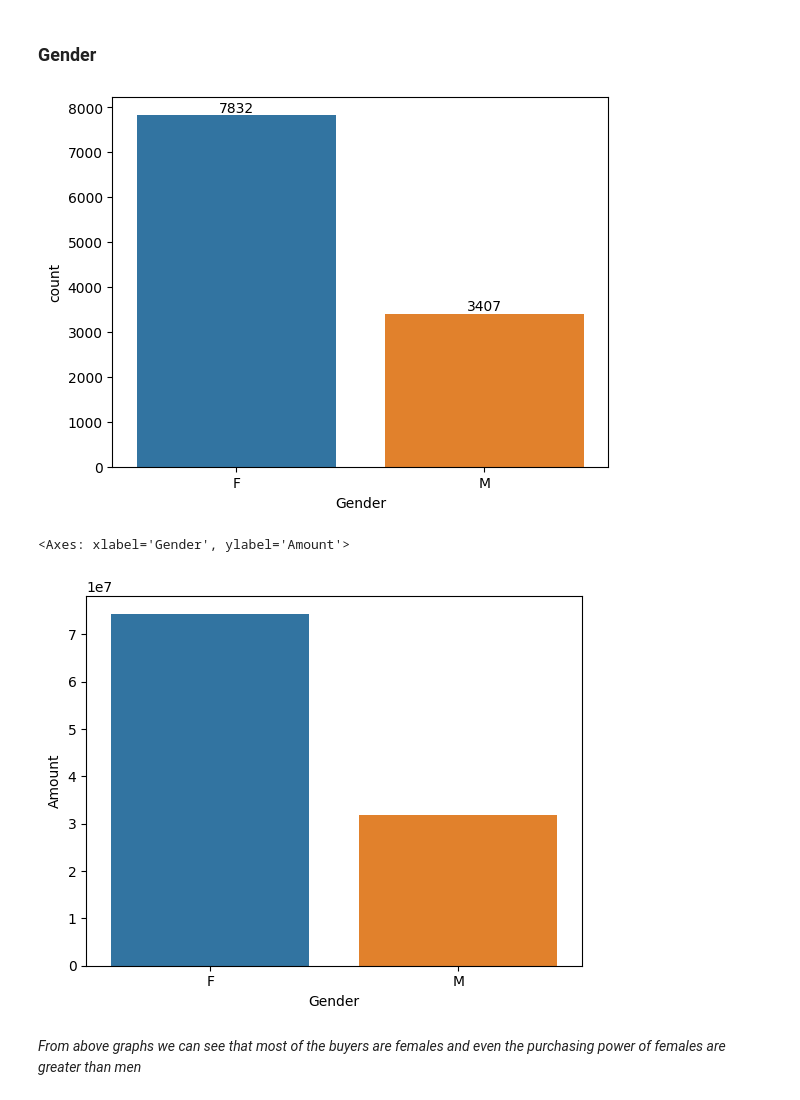
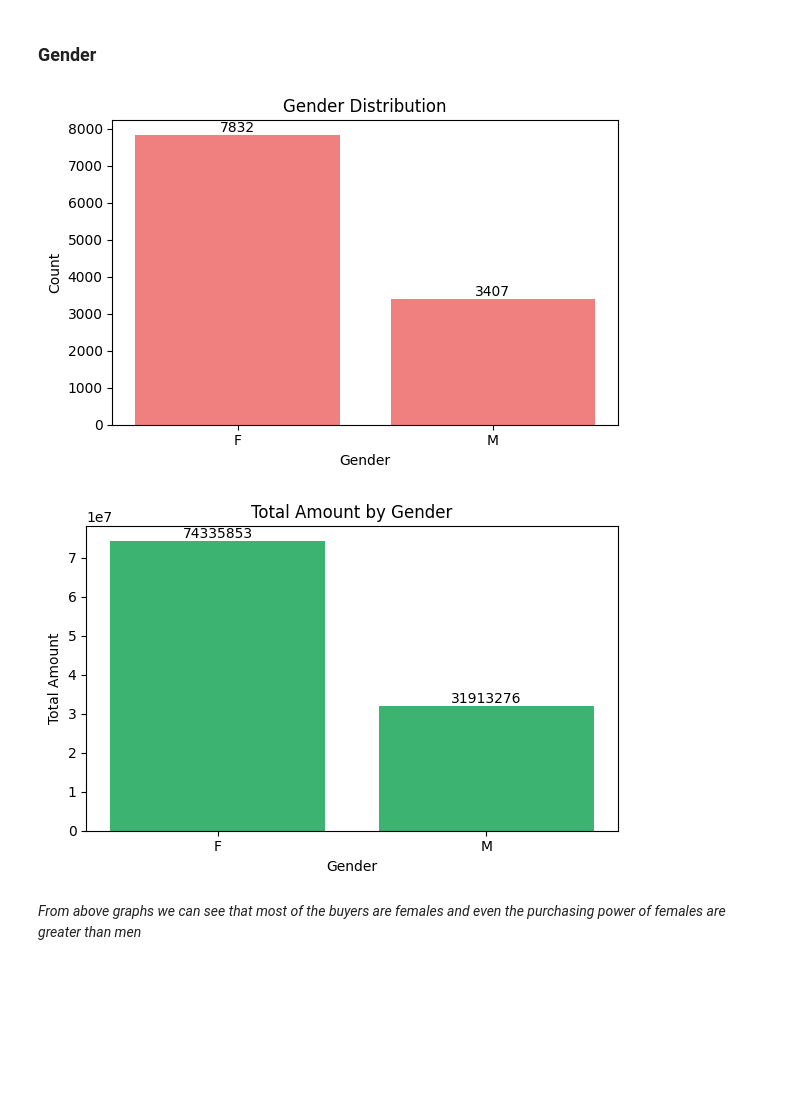
Before and after one commit to gurleenkaur0703/Exploratory-Data-Analysis, a Jupyter notebook: Christmas sales data analysis.ipynb, the cells around one changed output. Drawn from its saved outputs; the diff is of its cells as text; code cells hidden in the pictures; blank space fills up the shorter version.

Commit message:
Updated notebook and analysis

```diff
--- a/Christmas sales data analysis.ipynb
+++ b/Christmas sales data analysis.ipynb
@@ -8,7 +8,7 @@ import matplotlib.pyplot as plt # visualizing data
 import seaborn as sns
 # %%
 # import csv file
-df = pd.read_csv(r'C:\Users\kaurg\Downloads\Exploratory Data Analysis\Christmas sales data analysis.csv', encoding= 'unicode_escape')
+df = pd.read_csv(r'C:\Users\kaurg\Downloads\Exploratory-Data-Analysis\Christmas sales data analysis.csv', encoding= 'unicode_escape')
 # %%
 df.shape
 # %% [output]
@@ -130,21 +130,51 @@ df[['Age', 'Orders', 'Amount']].describe()
 # %%
 # plotting a bar chart for Gender and it's count
 
-ax = sns.countplot(x = 'Gender',data = df)
+# Prepare data
+gender_counts = df['Gender'].value_counts()
 
-for bars in ax.containers:
-    ax.bar_label(bars)
+# Plot
+plt.figure(figsize=(6, 4))
+bars = plt.bar(gender_counts.index, gender_counts.values, color='lightcoral')
+
+# Add labels on top of bars
+for bar in bars:
+    height = bar.get_height()
+    plt.text(bar.get_x() + bar.get_width()/2, height, str(height),
+             ha='center', va='bottom', fontsize=10)
+
+# Labels and title
+plt.xlabel('Gender')
+plt.ylabel('Count')
+plt.title("Gender Distribution")
+plt.tight_layout()
+plt.show()
 # %% [output]
-[figure, old version]
+[figure, new version]
 # %%
 # plotting a bar chart for gender vs total amount
 
+# Group data
 sales_gen = df.groupby(['Gender'], as_index=False)['Amount'].sum().sort_values(by='Amount', ascending=False)
 
-sns.barplot(x = 'Gender',y= 'Amount' ,data = sales_gen)
+# Plot
+plt.figure(figsize=(6, 4))
+bars = plt.bar(sales_gen['Gender'], sales_gen['Amount'], color='mediumseagreen')
+
+# Add labels on top of bars
+for bar in bars:
+    height = bar.get_height()
+    plt.text(bar.get_x() + bar.get_width()/2, height, f'{height:.0f}',
+             ha='center', va='bottom', fontsize=10)
+
+# Add labels and title
+plt.xlabel('Gender')
+plt.ylabel('Total Amount')
+plt.title('Total Amount by Gender')
+plt.tight_layout()
+plt.show()
 # %% [output]
-<Axes: xlabel='Gender', ylabel='Amount'>
-[figure, old version]
+[figure, new version]
 # %% [markdown]
 *From above graphs we can see that most of the buyers are females and even the purchasing power of females are greater than men*
 # %% [markdown]
```
Also changed, not shown: parts of 13 cells of this notebook.
